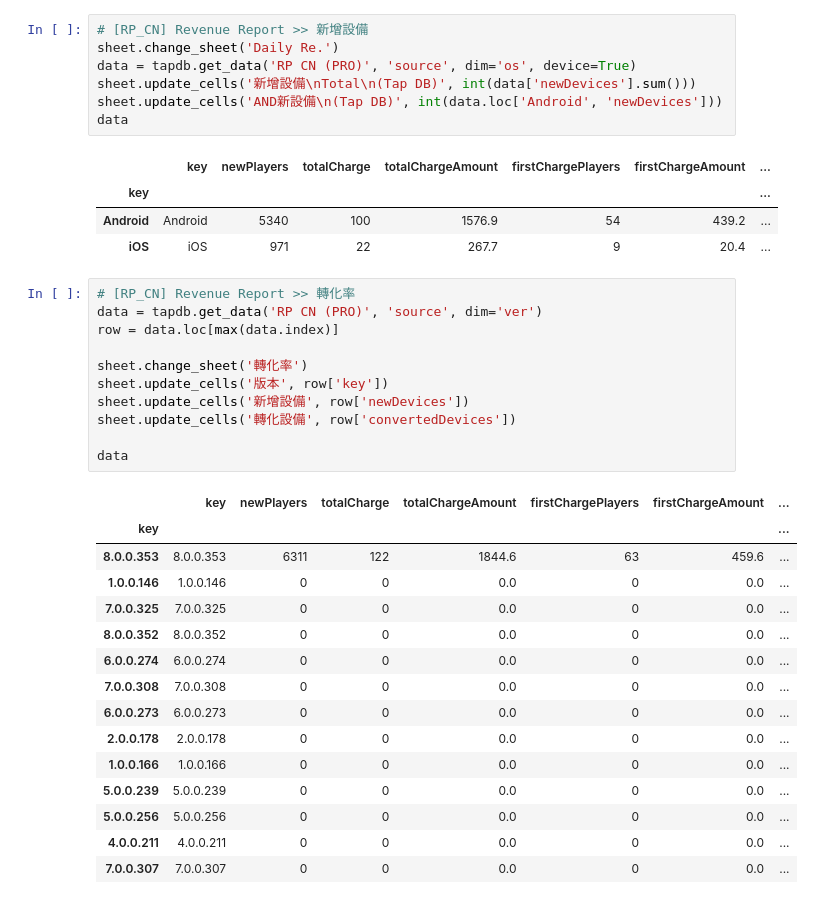
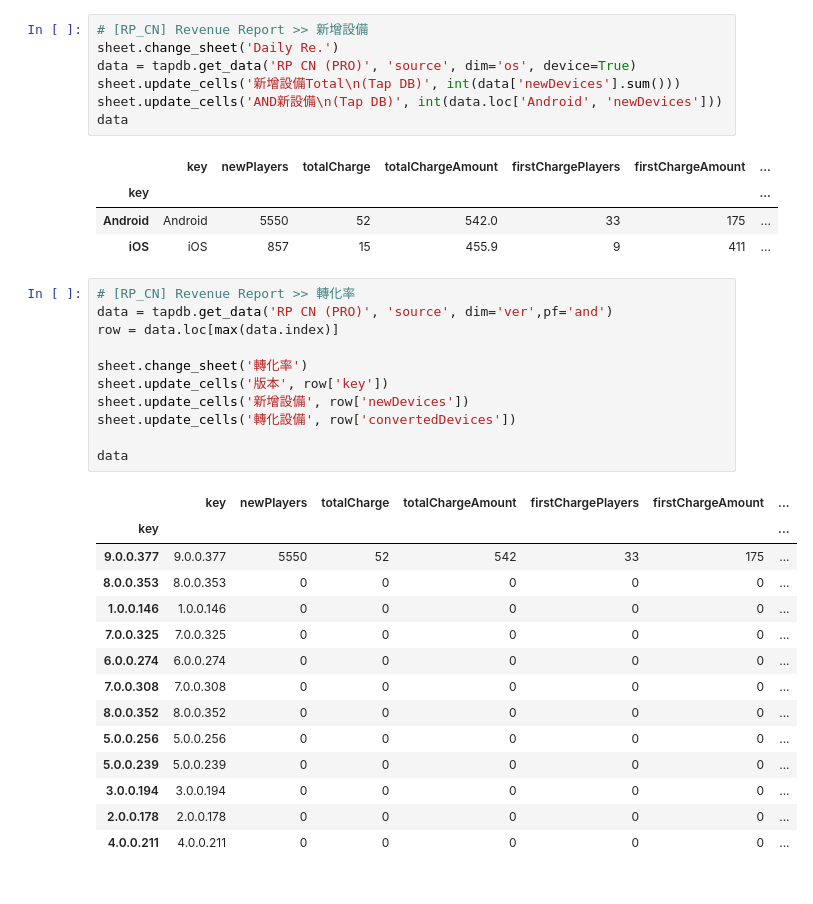
Before and after one commit to Serenayu-new/data-project, a Jupyter notebook: tapdb_CN.ipynb, the cells around one changed output. Drawn from its saved outputs; the diff is of its cells as text.

```diff
--- a/tapdb_CN.ipynb
+++ b/tapdb_CN.ipynb
@@ -66,41 +67,40 @@ data
 # [RP_CN] Revenue Report >> 新增設備
 sheet.change_sheet('Daily Re.')
 data = tapdb.get_data('RP CN (PRO)', 'source', dim='os', device=True)
-sheet.update_cells('新增設備\nTotal\n(Tap DB)', int(data['newDevices'].sum()))
+sheet.update_cells('新增設備Total\n(Tap DB)', int(data['newDevices'].sum()))
 sheet.update_cells('AND新設備\n(Tap DB)', int(data.loc['Android', 'newDevices']))
 data
 # %% [output]
 |  | key | newPlayers | totalCharge | totalChargeAmount | firstChargePlayers | firstChargeAmount | ... |
 | key |  |  |  |  |  |  | ... |
-| Android | Android | 5340 | 100 | 1576.9 | 54 | 439.2 | ... |
-| iOS | iOS | 971 | 22 | 267.7 | 9 | 20.4 | ... |
+| Android | Android | 5550 | 52 | 542.0 | 33 | 175 | ... |
+| iOS | iOS | 857 | 15 | 455.9 | 9 | 411 | ... |
 # %%
 # [RP_CN] Revenue Report >> 轉化率
-data = tapdb.get_data('RP CN (PRO)', 'source', dim='ver')
+data = tapdb.get_data('RP CN (PRO)', 'source', dim='ver',pf='and')
 row = data.loc[max(data.index)]
 
 sheet.change_sheet('轉化率')
 sheet.update_cells('版本', row['key'])
 sheet.update_cells('新增設備', row['newDevices'])
 sheet.update_cells('轉化設備', row['convertedDevices'])
 
 data
 # %% [output]
 |  | key | newPlayers | totalCharge | totalChargeAmount | firstChargePlayers | firstChargeAmount | ... |
 | key |  |  |  |  |  |  | ... |
-| 8.0.0.353 | 8.0.0.353 | 6311 | 122 | 1844.6 | 63 | 459.6 | ... |
-| 1.0.0.146 | 1.0.0.146 | 0 | 0 | 0.0 | 0 | 0.0 | ... |
-| 7.0.0.325 | 7.0.0.325 | 0 | 0 | 0.0 | 0 | 0.0 | ... |
-| 8.0.0.352 | 8.0.0.352 | 0 | 0 | 0.0 | 0 | 0.0 | ... |
-| 6.0.0.274 | 6.0.0.274 | 0 | 0 | 0.0 | 0 | 0.0 | ... |
-| 7.0.0.308 | 7.0.0.308 | 0 | 0 | 0.0 | 0 | 0.0 | ... |
-| 6.0.0.273 | 6.0.0.273 | 0 | 0 | 0.0 | 0 | 0.0 | ... |
-| 2.0.0.178 | 2.0.0.178 | 0 | 0 | 0.0 | 0 | 0.0 | ... |
-| 1.0.0.166 | 1.0.0.166 | 0 | 0 | 0.0 | 0 | 0.0 | ... |
-| 5.0.0.239 | 5.0.0.239 | 0 | 0 | 0.0 | 0 | 0.0 | ... |
-| 5.0.0.256 | 5.0.0.256 | 0 | 0 | 0.0 | 0 | 0.0 | ... |
-| 4.0.0.211 | 4.0.0.211 | 0 | 0 | 0.0 | 0 | 0.0 | ... |
-| 7.0.0.307 | 7.0.0.307 | 0 | 0 | 0.0 | 0 | 0.0 | ... |
+| 9.0.0.377 | 9.0.0.377 | 5550 | 52 | 542 | 33 | 175 | ... |
+| 8.0.0.353 | 8.0.0.353 | 0 | 0 | 0 | 0 | 0 | ... |
+| 1.0.0.146 | 1.0.0.146 | 0 | 0 | 0 | 0 | 0 | ... |
+| 7.0.0.325 | 7.0.0.325 | 0 | 0 | 0 | 0 | 0 | ... |
+| 6.0.0.274 | 6.0.0.274 | 0 | 0 | 0 | 0 | 0 | ... |
+| 7.0.0.308 | 7.0.0.308 | 0 | 0 | 0 | 0 | 0 | ... |
+| 8.0.0.352 | 8.0.0.352 | 0 | 0 | 0 | 0 | 0 | ... |
+| 5.0.0.256 | 5.0.0.256 | 0 | 0 | 0 | 0 | 0 | ... |
+| 5.0.0.239 | 5.0.0.239 | 0 | 0 | 0 | 0 | 0 | ... |
+| 3.0.0.194 | 3.0.0.194 | 0 | 0 | 0 | 0 | 0 | ... |
+| 2.0.0.178 | 2.0.0.178 | 0 | 0 | 0 | 0 | 0 | ... |
+| 4.0.0.211 | 4.0.0.211 | 0 | 0 | 0 | 0 | 0 | ... |
 # %%
 # [RP_CN] Revenue Report >> 設備留存
 data = tapdb.get_data('RP CN (PRO)', 'retain', begin_date='2024-04-01', pf='and', type='both')
```
Also changed, not shown: parts of 6 cells of this notebook, 6 other files.
